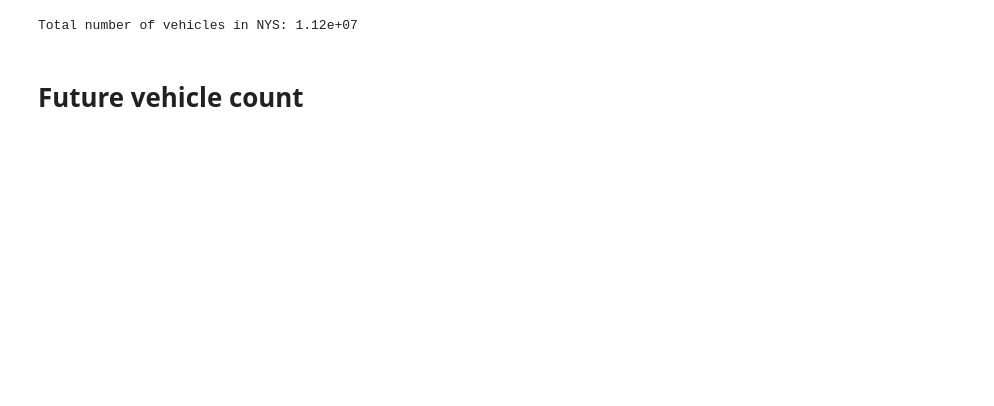
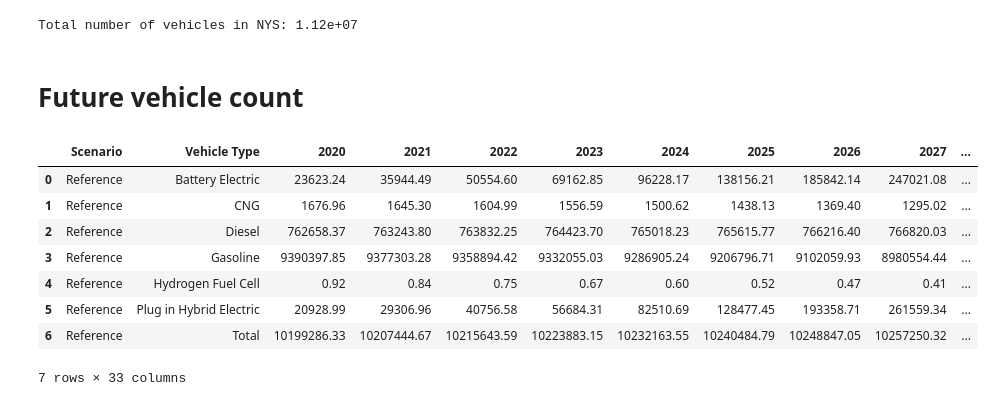
Before and after one commit to boyuan276/EVI-Pro-Lite, a Jupyter notebook: ZIP_vehicle_count.ipynb, the cells around one changed output. Cells and saved outputs as stored; diff of their text form; code cells hidden in the pictures; blank space fills up the shorter version.

```diff
--- a/ZIP_vehicle_count.ipynb
+++ b/ZIP_vehicle_count.ipynb
@@ -78,3 +73,32 @@ print(f'Total number of vehicles in NYS: {total_vehicles:.2e}')
 Total number of vehicles in NYS: 1.12e+07
 # %% [markdown]
 # Future vehicle count
+# %%
+# Read NYS total vehicle count projection
+# Data source: NYSERDA Climate Act Scoping Plan
+# Light duty vehicle (LDV) stock forecast
+ldv_proj_df = pd.read_csv(os.path.join(data_dir, 'LDV_stock_forecast.csv'))
+
+# There are five scenarios in the projection
+# Reference, AP Recommendations, Strategic Use of Low-Carbon Fuels
+# Accelerated Transition Away from Combustion, Beyond 85% Reductions
+# We will use the "Reference" scenario
+ldv_proj_df = ldv_proj_df[ldv_proj_df['Scenario'] == 'Reference']
+
+# Column names of years from 2020 to 2050
+year_cols = ldv_proj_df.columns[2:]
+
+# The unit is million vehicles
+ldv_proj_df[year_cols] = ldv_proj_df[year_cols] * 1e6
+
+ldv_proj_df
+# %% [output]
+|  | Scenario | Vehicle Type | 2020 | 2021 | 2022 | 2023 | 2024 | 2025 | 2026 | 2027 | ... |
+| 0 | Reference | Battery Electric | 23623.24 | 35944.49 | 50554.60 | 69162.85 | 96228.17 | 138156.21 | 185842.14 | 247021.08 | ... |
+| 1 | Reference | CNG | 1676.96 | 1645.30 | 1604.99 | 1556.59 | 1500.62 | 1438.13 | 1369.40 | 1295.02 | ... |
+| 2 | Reference | Diesel | 762658.37 | 763243.80 | 763832.25 | 764423.70 | 765018.23 | 765615.77 | 766216.40 | 766820.03 | ... |
+| 3 | Reference | Gasoline | 9390397.85 | 9377303.28 | 9358894.42 | 9332055.03 | 9286905.24 | 9206796.71 | 9102059.93 | 8980554.44 | ... |
+| 4 | Reference | Hydrogen Fuel Cell | 0.92 | 0.84 | 0.75 | 0.67 | 0.60 | 0.52 | 0.47 | 0.41 | ... |
+| 5 | Reference | Plug in Hybrid Electric | 20928.99 | 29306.96 | 40756.58 | 56684.31 | 82510.69 | 128477.45 | 193358.71 | 261559.34 | ... |
+| 6 | Reference | Total | 10199286.33 | 10207444.67 | 10215643.59 | 10223883.15 | 10232163.55 | 10240484.79 | 10248847.05 | 10257250.32 | ... |
+7 rows × 33 columns
```
Also changed, not shown: parts of 9 cells of this notebook, 1 other file.
